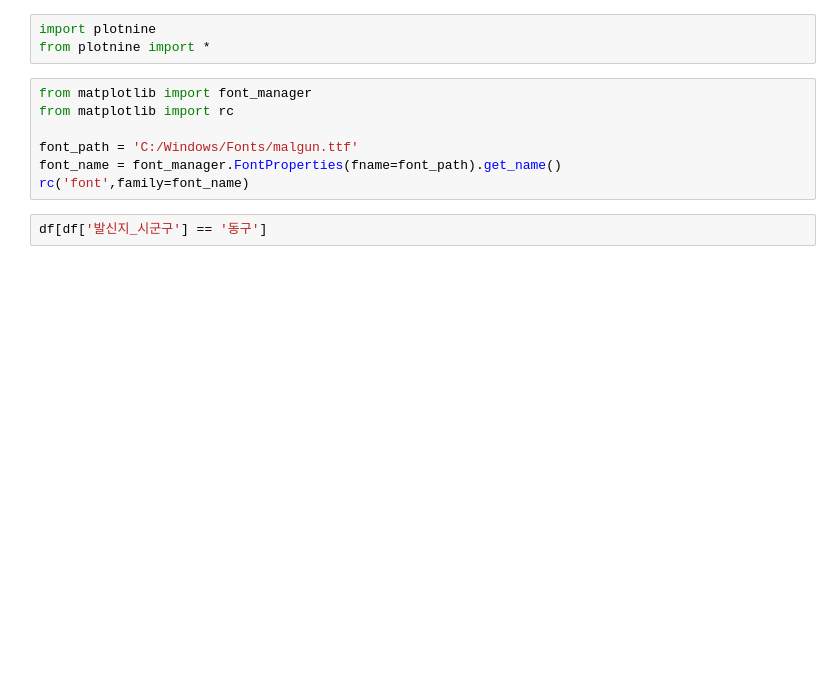
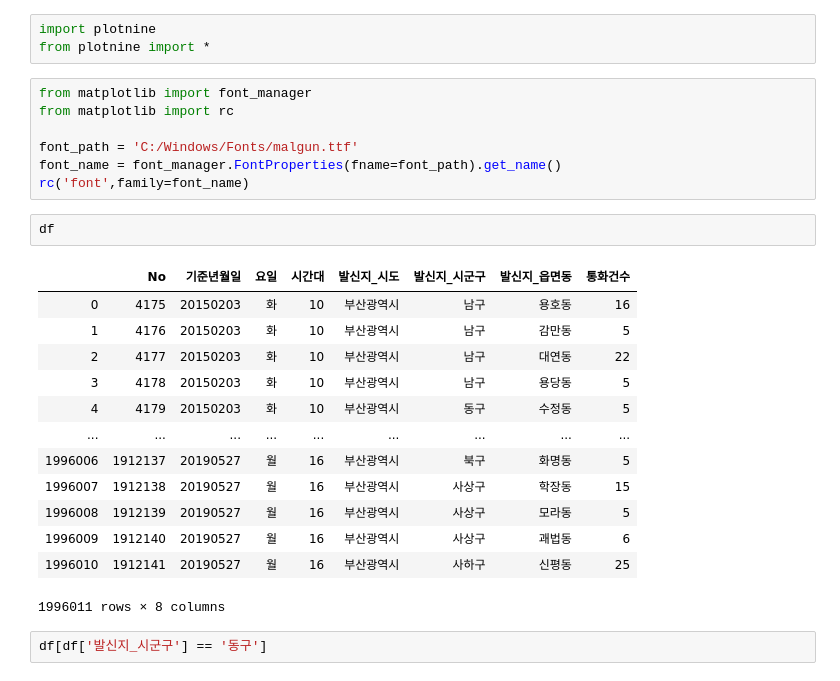
Before and after one commit to kim-juwan/bts, a Jupyter notebook: Untitled.ipynb, the cells around one changed output. Cells and saved outputs as stored; diff of their text form; blank space fills up the shorter version.

```diff
--- a/Untitled.ipynb
+++ b/Untitled.ipynb
@@ -24,6 +24,22 @@ from matplotlib import rc
 font_path = 'C:/Windows/Fonts/malgun.ttf'
 font_name = font_manager.FontProperties(fname=font_path).get_name()
 rc('font',family=font_name)
+# %%
+df
+# %% [output]
+|  | No | 기준년월일 | 요일 | 시간대 | 발신지_시도 | 발신지_시군구 | 발신지_읍면동 | 통화건수 |
+| 0 | 4175 | 20150203 | 화 | 10 | 부산광역시 | 남구 | 용호동 | 16 |
+| 1 | 4176 | 20150203 | 화 | 10 | 부산광역시 | 남구 | 감만동 | 5 |
+| 2 | 4177 | 20150203 | 화 | 10 | 부산광역시 | 남구 | 대연동 | 22 |
+| 3 | 4178 | 20150203 | 화 | 10 | 부산광역시 | 남구 | 용당동 | 5 |
+| 4 | 4179 | 20150203 | 화 | 10 | 부산광역시 | 동구 | 수정동 | 5 |
+| ... | ... | ... | ... | ... | ... | ... | ... | ... |
+| 1996006 | 1912137 | 20190527 | 월 | 16 | 부산광역시 | 북구 | 화명동 | 5 |
+| 1996007 | 1912138 | 20190527 | 월 | 16 | 부산광역시 | 사상구 | 학장동 | 15 |
+| 1996008 | 1912139 | 20190527 | 월 | 16 | 부산광역시 | 사상구 | 모라동 | 5 |
+| 1996009 | 1912140 | 20190527 | 월 | 16 | 부산광역시 | 사상구 | 괘법동 | 6 |
+| 1996010 | 1912141 | 20190527 | 월 | 16 | 부산광역시 | 사하구 | 신평동 | 25 |
+1996011 rows × 8 columns
 # %%
 df[df['발신지_시군구'] == '동구']
 # %% [output]
```
Also changed, not shown: parts of 6 cells of this notebook.
